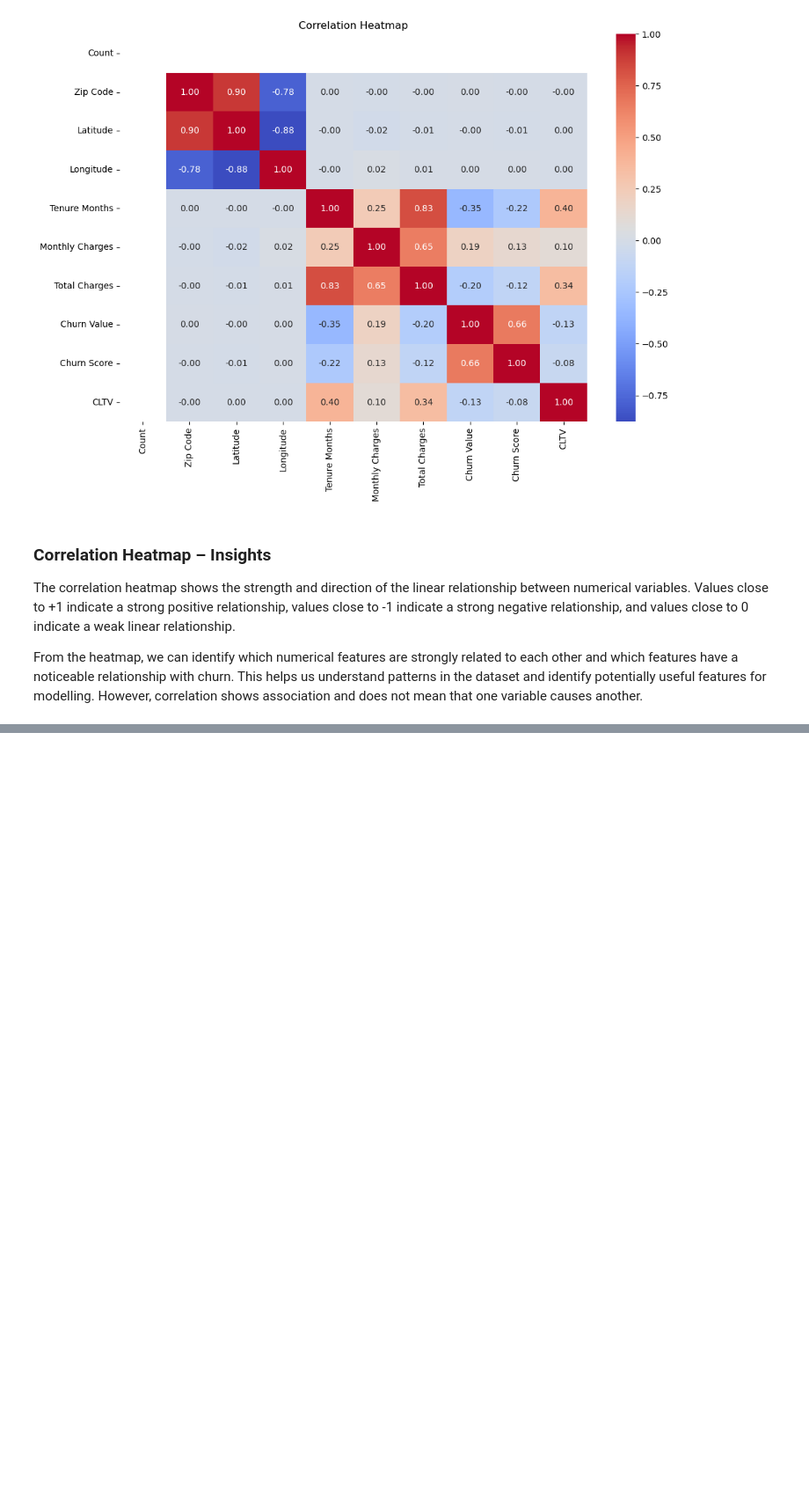
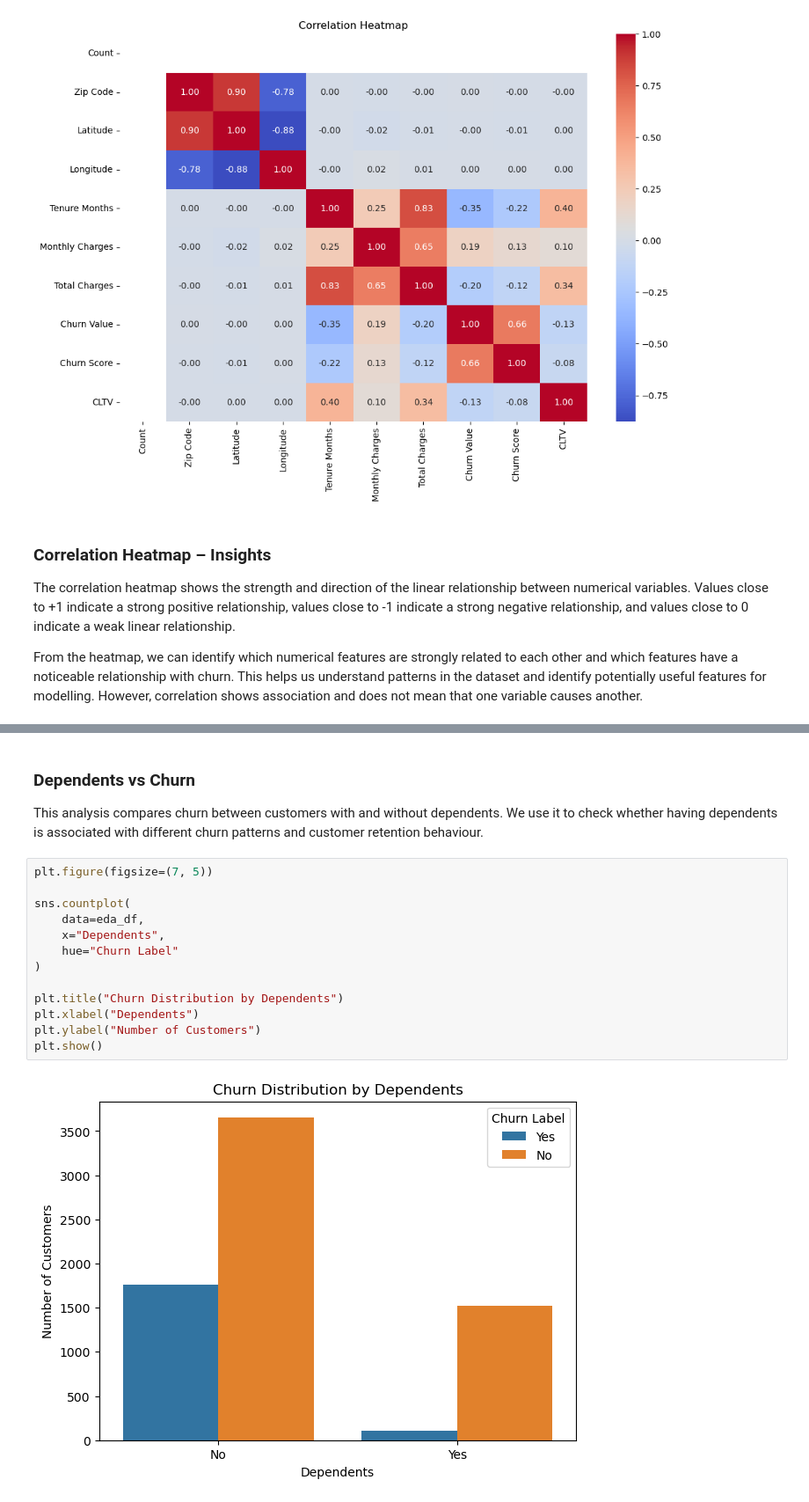
Before and after one commit to RATHICK2951/Data-Analytics---Batch10-, a Jupyter notebook: Notebook/EDA.ipynb, the cells around one changed output, grey strips where cells are left out. Shown at 88% size. Saved outputs shown, nothing was run; the diff lists cells and outputs as text; blank space fills up the shorter version.

```diff
--- a/Notebook/EDA.ipynb
+++ b/Notebook/EDA.ipynb
@@ -391,0 +487,19 @@ From the heatmap, we can identify which numerical features are strongly related
+# %% [markdown]
+### Dependents vs Churn
+
+This analysis compares churn between customers with and without dependents. We use it to check whether having dependents is associated with different churn patterns and customer retention behaviour.
+# %%
+plt.figure(figsize=(7, 5))
+
+sns.countplot(
+    data=eda_df,
+    x="Dependents",
+    hue="Churn Label"
+)
+
+plt.title("Churn Distribution by Dependents")
+plt.xlabel("Dependents")
+plt.ylabel("Number of Customers")
+plt.show()
+# %% [output]
+[figure, added]
```
Also changed, not shown: parts of 14 cells of this notebook.
